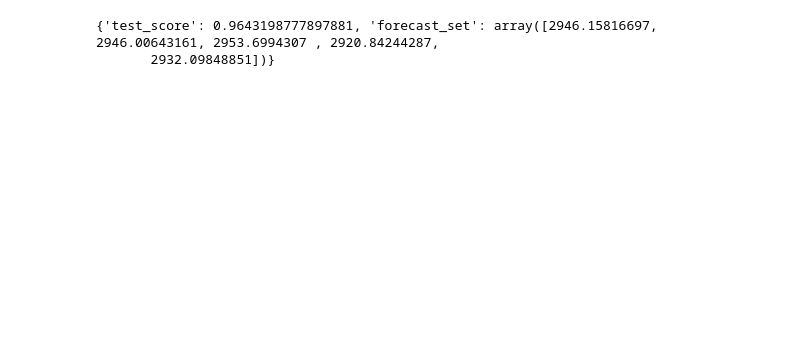
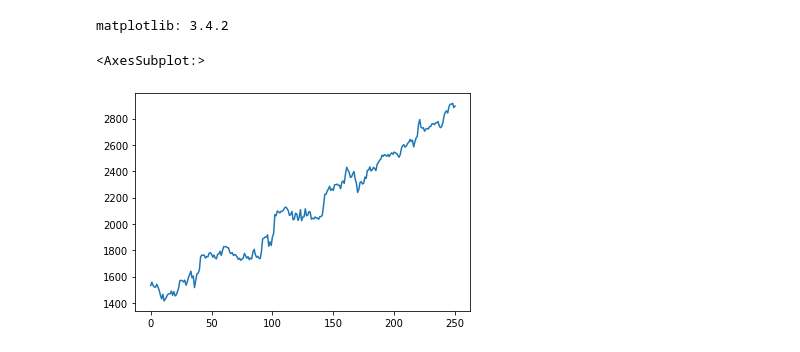
Before and after one commit to carlospatinos/mlWithPython, a Jupyter notebook: stockpricePrediction.ipynb, the cells around one changed output. Saved outputs shown, nothing was run; the diff lists cells and outputs as text; code cells hidden in the pictures; blank space fills up the shorter version.

```diff
--- a/stockpricePrediction.ipynb
+++ b/stockpricePrediction.ipynb
@@ -4,6 +4,11 @@ import pandas as pd
 from sklearn import preprocessing
 from sklearn.model_selection import train_test_split
 from sklearn.linear_model import LinearRegression
+import matplotlib
+print('matplotlib: {}'.format(matplotlib.__version__))
+import matplotlib.pyplot as plt
+# %% [output]
+matplotlib: 3.4.2
 # %%
 def prepare_data(df, forecast_col, forecast_out, test_size):
     # creating new column called label with the last 5 rows are nan
@@ -20,29 +25,3 @@ def prepare_data(df, forecast_col, forecast_out, test_size):
 
     response = [X_train, X_test, Y_train, Y_test, X_lately]
     return response
-# %%
-df = pd.read_csv("GOOG.csv")
-#df = df[df.symbol == "GOOG"]
-
-forecast_col = 'Close'
-forecast_out = 5
-test_size = 0.2
-
-# calling the method were the cross validation and data preperation is in
-X_train, X_test, Y_train, Y_test, X_lately = prepare_data(
-    df, forecast_col, forecast_out, test_size)
-learner = LinearRegression()  # initializing linear regression model
-
-learner.fit(X_train, Y_train)  # training the linear regression model
-
-score = learner.score(X_test, Y_test)  # testing the linear regression model
-# set that will contain the forecasted data
-forecast = learner.predict(X_lately)
-response = {}  # creting json object
-response['test_score'] = score
-response['forecast_set'] = forecast
-
-print(response)
-# %% [output]
-{'test_score': 0.9643198777897881, 'forecast_set': array([2946.15816697, 2946.00643161, 2953.6994307 , 2920.84244287,
-       2932.09848851])}
@@ -48,0 +31,5 @@ print(response)
+# %%
+df['Close'].plot()
+# %% [output]
+<AxesSubplot:>
+[figure, added]
```
Also changed, not shown: parts of 3 cells of this notebook.
